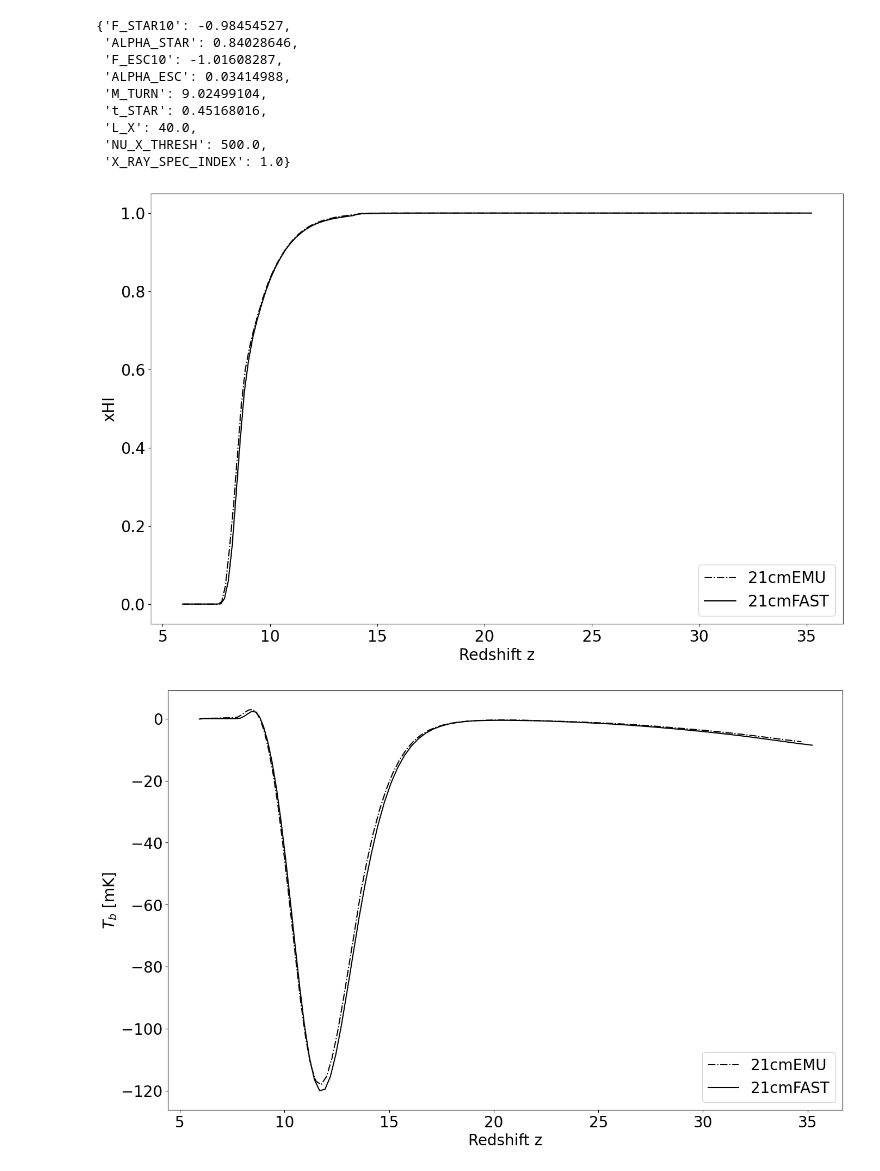
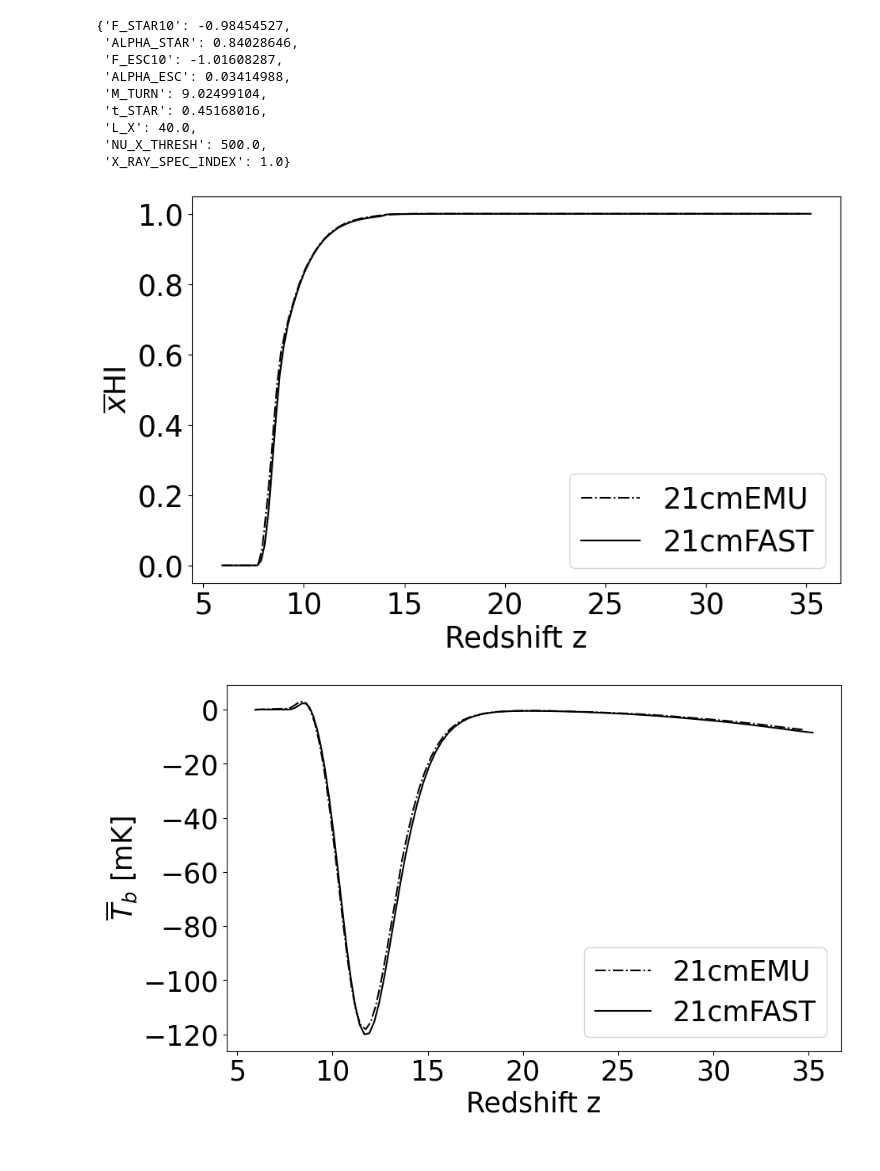
Before and after one commit to 21cmfast/21cmEMU, a Jupyter notebook: docs/tutorials/21cmFAST_lightcone.ipynb, the cells around one changed output. Drawn from its saved outputs; the diff is of its cells as text; code cells hidden in the pictures.

```diff
--- a/docs/tutorials/21cmFAST_lightcone.ipynb
+++ b/docs/tutorials/21cmFAST_lightcone.ipynb
@@ -82,34 +82,34 @@ zs = out.redshifts
 xHI = out.xHI
 Tb = out.Tb
 # %%
-plt.figure(figsize = (16,10))
-
+plt.figure(figsize = (10,6))
+fs = 25
 plt.plot(zs, xHI, ls = '-.', color = 'k', label = '21cmEMU')
 #plt.plot(lightcone.node_redshifts, lightcone.global_xHI, color = 'k', label = '21cmFAST')
 plt.plot(lightcone['redshifts'], lightcone['xHI'], color = 'k', label = '21cmFAST')
 
-plt.legend(fontsize = 20)
-plt.xticks(fontsize = 20)
-plt.yticks(fontsize = 20)
-plt.ylabel(r'xHI', fontsize = 20)
-plt.xlabel(r'Redshift z', fontsize = 20)
+plt.legend(fontsize = fs)
+plt.xticks(fontsize = fs)
+plt.yticks(fontsize = fs)
+plt.ylabel(r'$\overline{x}$HI', fontsize = fs)
+plt.xlabel(r'Redshift z', fontsize = fs)
 plt.show()
 # %% [output]
-[figure, old version]
+[figure, new version]
 # %%
 # Directly compare Tb from test set and Tb predicted by emulator
 N = 7
 cs = ['k','r','lime','b', 'orange', 'cyan', 'magenta', 'coral']
-plt.figure(figsize = (16,10))
+plt.figure(figsize = (10,6))
 
 plt.plot(zs, Tb, ls = '-.', color = 'k', label = '21cmEMU')
 #plt.plot(lightcone.node_redshifts, lightcone.global_brightness_temp, color = 'k', label = '21cmFAST')
 plt.plot(lightcone['redshifts'], lightcone['Tb'], color = 'k', label = '21cmFAST')
-plt.legend(fontsize = 20)
-plt.xticks(fontsize = 20)
-plt.yticks(fontsize = 20)
-plt.ylabel(r'$T_b$ [mK]', fontsize = 20)
-plt.xlabel(r'Redshift z', fontsize = 20)
+plt.legend(fontsize = fs)
+plt.xticks(fontsize = fs)
+plt.yticks(fontsize = fs)
+plt.ylabel(r'$\overline{T}_b$ [mK]', fontsize = fs)
+plt.xlabel(r'Redshift z', fontsize = fs)
 plt.show()
 # %% [output]
-[figure, old version]
+[figure, new version]
```
